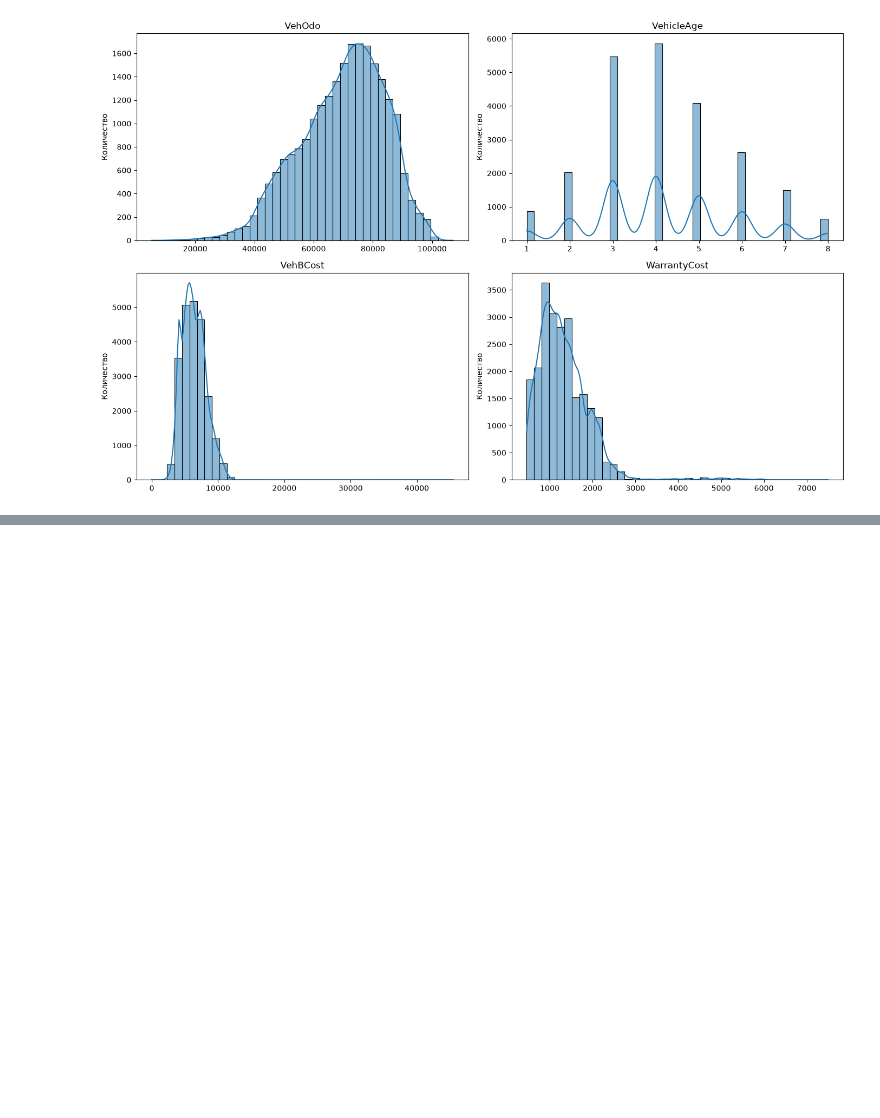
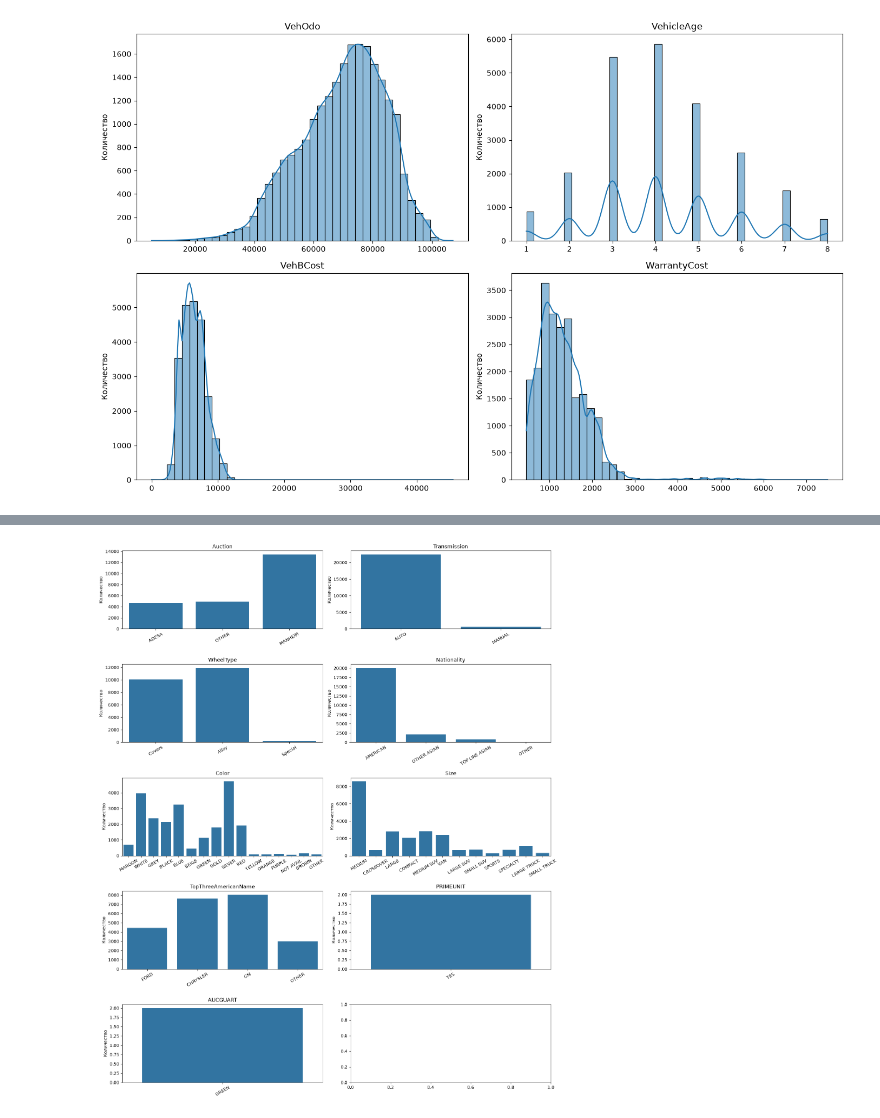
Before and after one commit to alphakentavra/dont-get-kicked-classification, a Jupyter notebook: src/ML4.ipynb, the cells around one changed output, grey strips where cells are left out. Cells and saved outputs as stored; diff of their text form; code cells hidden in the pictures; blank space fills up the shorter version.

Commit message:
Add data preprocessing pipeline

```diff
--- a/src/ML4.ipynb
+++ b/src/ML4.ipynb
@@ -16,7 +16,7 @@ import seaborn as sns
 # 1. Initial Data Audit
 # %%
 data = pd.read_csv(
-    'data/training.csv'
+    '../data/training.csv'
 )
 
 data.shape
@@ -392,0 +416,10 @@ plt.show()
+# %%
+categorical_features = train.select_dtypes(
+    include=['object', 'category', 'str']
+).columns.tolist()
+
+for feature in categorical_features:
+    print(
+        f"{feature}: "
+        f"{train[feature].nunique()} уникальных значений"
+    )
@@ -392,0 +458,26 @@ plt.show()
+# %%
+low_cardinality = [
+    "Auction",
+    "Transmission",
+    "WheelType",
+    "Nationality",
+    "Color",
+    "Size",
+    "TopThreeAmericanName",
+    "PRIMEUNIT",
+    "AUCGUART"
+]
+
+fig, axes = plt.subplots(5, 2, figsize=(15, 18))
+
+for feature, ax in zip(low_cardinality, axes.flat):
+    sns.countplot(data=train, x=feature, ax=ax)
+    ax.set_title(feature)
+    ax.set_xlabel("")
+    ax.set_ylabel("Количество")
+    ax.tick_params(axis="x", rotation=30)
+
+plt.tight_layout()
+plt.show()
+# %% [output]
+[figure, added]
```
Also changed, not shown: parts of 25 cells of this notebook.
